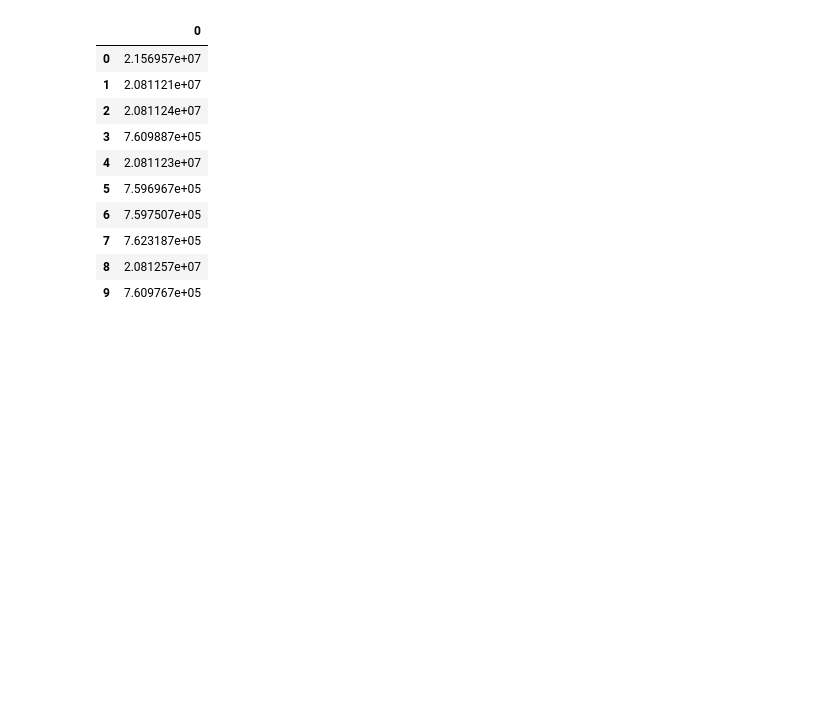
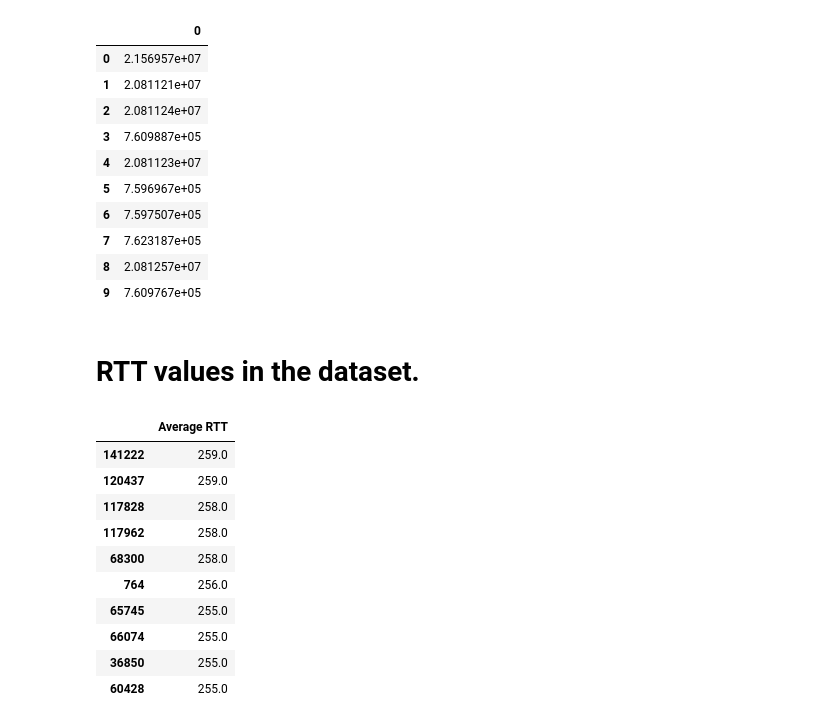
Before and after one commit to kebishaa/telecom-user-analytics, a Jupyter notebook: notebooks/experience Analysis.ipynb, the cells around one changed output. Saved outputs shown, nothing was run; the diff lists cells and outputs as text; code cells hidden in the pictures; blank space fills up the shorter version.

Commit message:
changed the list to data frame

```diff
--- a/notebooks/experience Analysis.ipynb
+++ b/notebooks/experience Analysis.ipynb
@@ -375,0 +374,22 @@ RTT values in the dataset.
+# %% [markdown]
+# RTT values in the dataset.
+# %%
+#sorting data highest to lowest
+df_expNew.sort_values(by=['Average RTT'],ascending=False, inplace=True)
+# %%
+#getting the top 10 rtt values and saving to csv
+top10rtt=df_expNew['Average RTT'].head(10)
+top10rtt.to_csv("../data/top10rtt.csv",index=False)
+top10rtt.to_frame()
+# %% [output]
+|  | Average RTT |
+| 141222 | 259.0 |
+| 120437 | 259.0 |
+| 117828 | 258.0 |
+| 117962 | 258.0 |
+| 68300 | 258.0 |
+| 764 | 256.0 |
+| 65745 | 255.0 |
+| 66074 | 255.0 |
+| 36850 | 255.0 |
+| 60428 | 255.0 |
```
Also changed, not shown: parts of 7 cells of this notebook.
